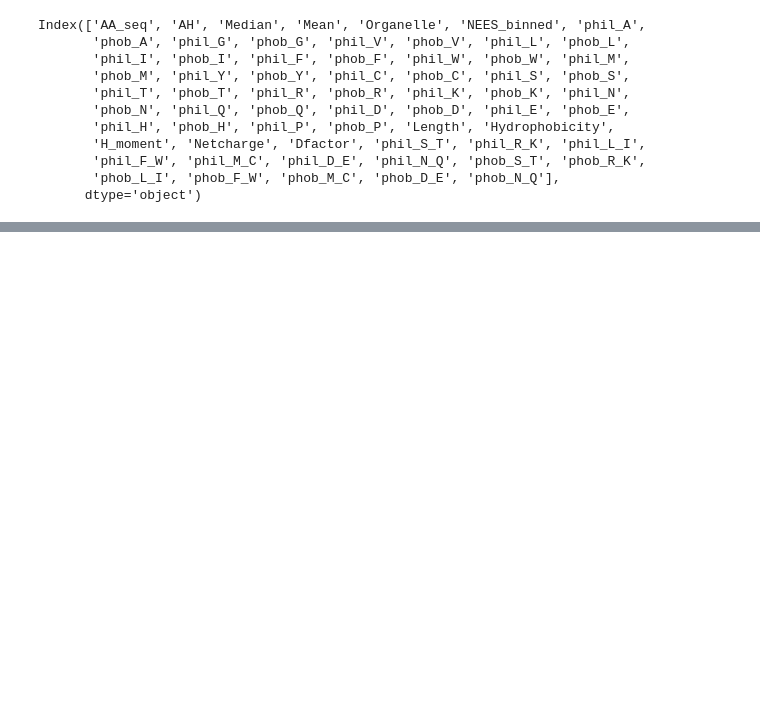
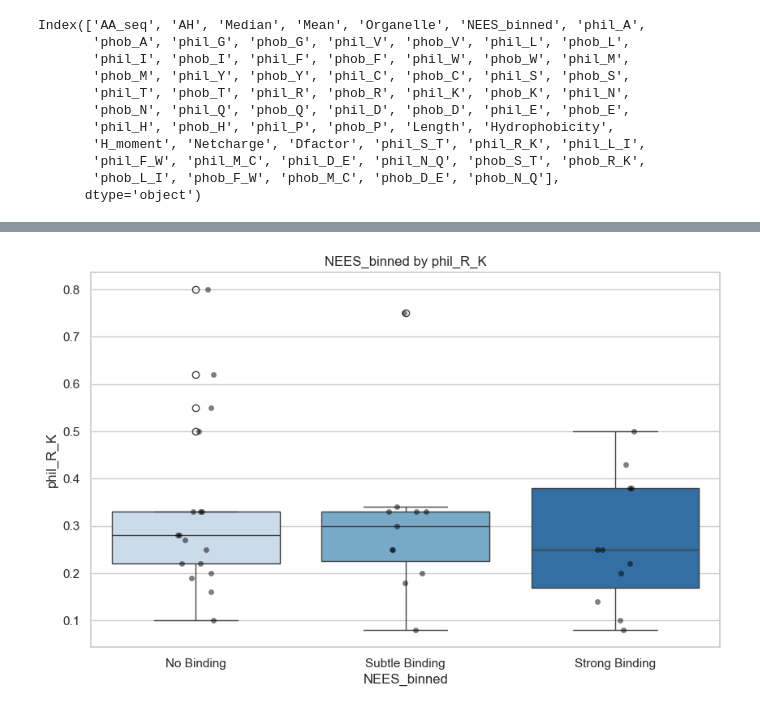
Before and after one commit to shokenlee/AH_AAcomposition, a Jupyter notebook: BinnedNEES_AAcomp_plot.ipynb, the cells around one changed output, grey strips where cells are left out. Saved outputs shown, nothing was run; the diff lists cells and outputs as text; code cells hidden in the pictures; blank space fills up the shorter version.

```diff
--- a/BinnedNEES_AAcomp_plot.ipynb
+++ b/BinnedNEES_AAcomp_plot.ipynb
@@ -29,0 +49,4 @@ order = ['No Response', 'Moderate Response', 'High Response', 'Very High Respons
+# %%
+myplot(df=df, x='NEES_binned', y='phil_R_K')
+# %% [output]
+[figure, added]
```
Also changed, not shown: parts of 16 cells of this notebook, 4 other files.
